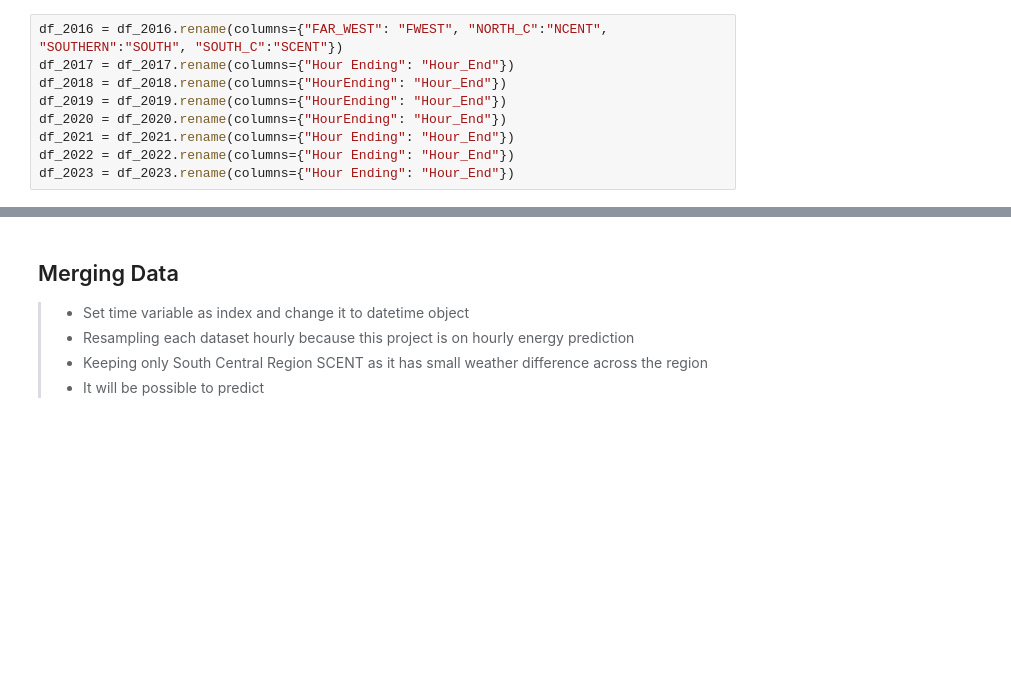
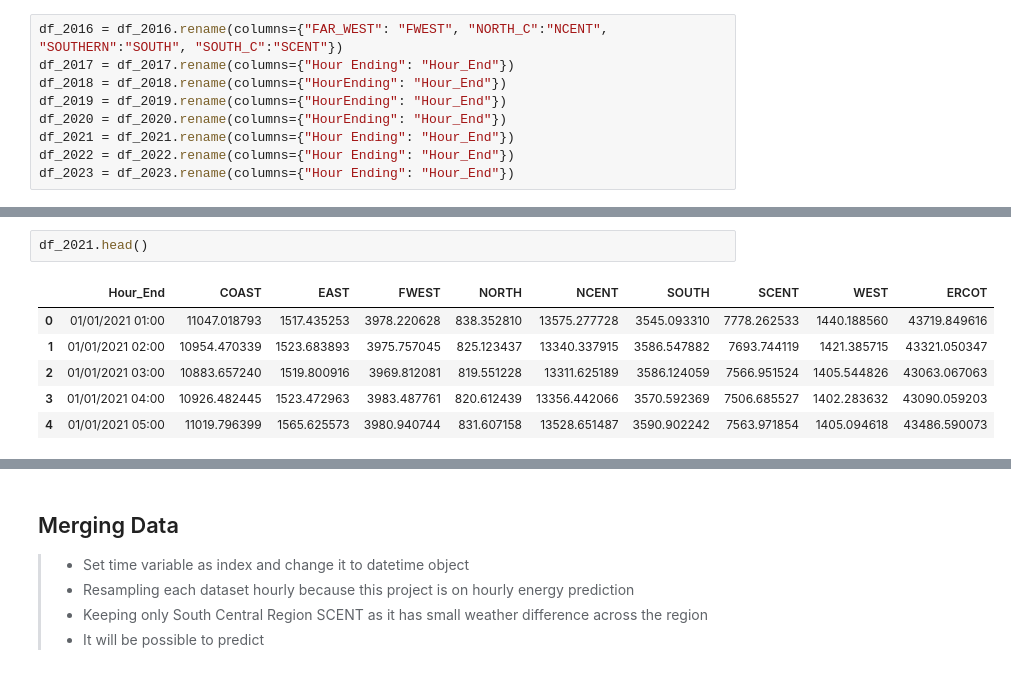
Before and after one commit to Danayt09/Energy-Consumption, a Jupyter notebook: TexaxCleaning.ipynb, the cells around one changed output, grey strips where cells are left out. Cells and saved outputs as stored; diff of their text form; blank space fills up the shorter version.

```diff
--- a/TexaxCleaning.ipynb
+++ b/TexaxCleaning.ipynb
@@ -59,0 +69,9 @@ df_2023 = df_2023.rename(columns={"Hour Ending": "Hour_End"})
+# %%
+df_2021.head()
+# %% [output]
+|  | Hour_End | COAST | EAST | FWEST | NORTH | NCENT | SOUTH | SCENT | WEST | ERCOT |
+| 0 | 01/01/2021 01:00 | 11047.018793 | 1517.435253 | 3978.220628 | 838.352810 | 13575.277728 | 3545.093310 | 7778.262533 | 1440.188560 | 43719.849616 |
+| 1 | 01/01/2021 02:00 | 10954.470339 | 1523.683893 | 3975.757045 | 825.123437 | 13340.337915 | 3586.547882 | 7693.744119 | 1421.385715 | 43321.050347 |
+| 2 | 01/01/2021 03:00 | 10883.657240 | 1519.800916 | 3969.812081 | 819.551228 | 13311.625189 | 3586.124059 | 7566.951524 | 1405.544826 | 43063.067063 |
+| 3 | 01/01/2021 04:00 | 10926.482445 | 1523.472963 | 3983.487761 | 820.612439 | 13356.442066 | 3570.592369 | 7506.685527 | 1402.283632 | 43090.059203 |
+| 4 | 01/01/2021 05:00 | 11019.796399 | 1565.625573 | 3980.940744 | 831.607158 | 13528.651487 | 3590.902242 | 7563.971854 | 1405.094618 | 43486.590073 |
```
Also changed, not shown: parts of 13 cells of this notebook, 1 other file.
